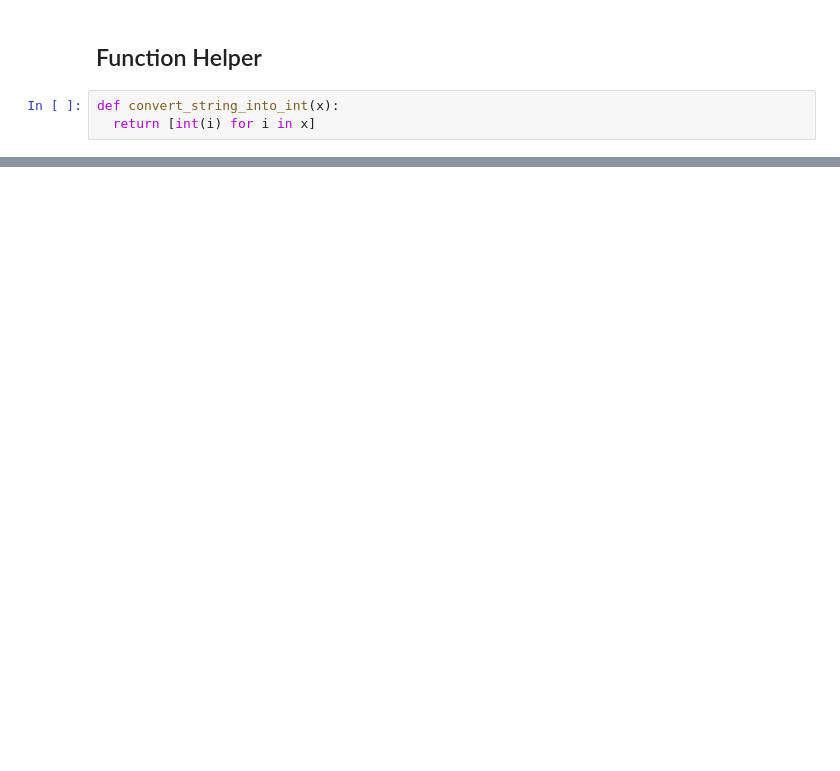
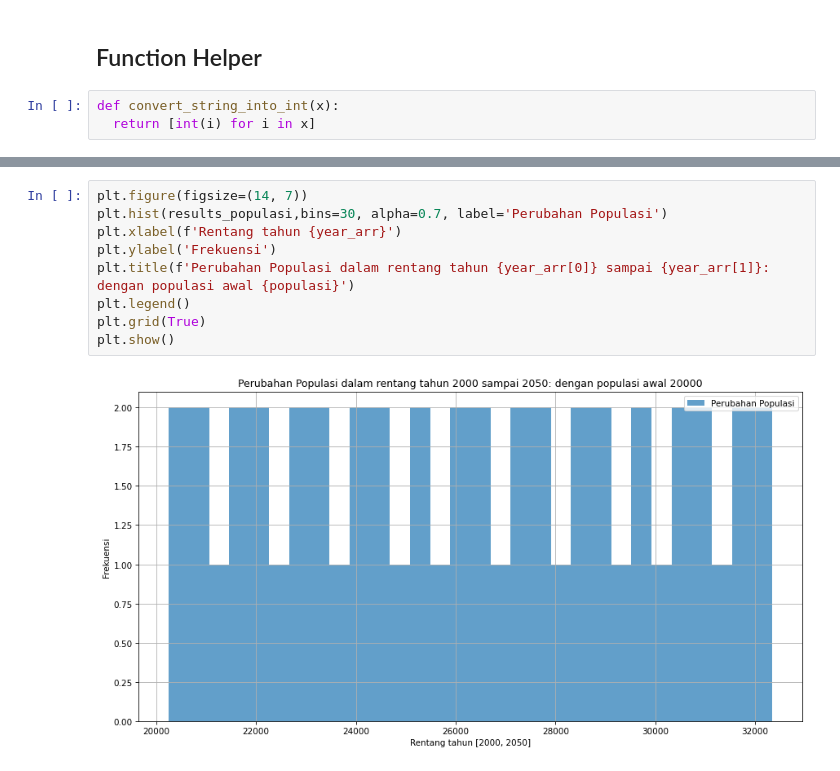
Before and after one commit to RH203/modsim-final-project, a Jupyter notebook: modsim_final_project.ipynb, the cells around one changed output, grey strips where cells are left out. Saved outputs shown, nothing was run; the diff lists cells and outputs as text; blank space fills up the shorter version.

```diff
--- a/modsim_final_project.ipynb
+++ b/modsim_final_project.ipynb
@@ -400,0 +688,11 @@ plt.show()
+# %%
+plt.figure(figsize=(14, 7))
+plt.hist(results_populasi,bins=30, alpha=0.7, label='Perubahan Populasi')
+plt.xlabel(f'Rentang tahun {year_arr}')
+plt.ylabel('Frekuensi')
+plt.title(f'Perubahan Populasi dalam rentang tahun {year_arr[0]} sampai {year_arr[1]}: dengan populasi awal {populasi}')
+plt.legend()
+plt.grid(True)
+plt.show()
+# %% [output]
+[figure, added]
```
Also changed, not shown: parts of 30 cells of this notebook.
